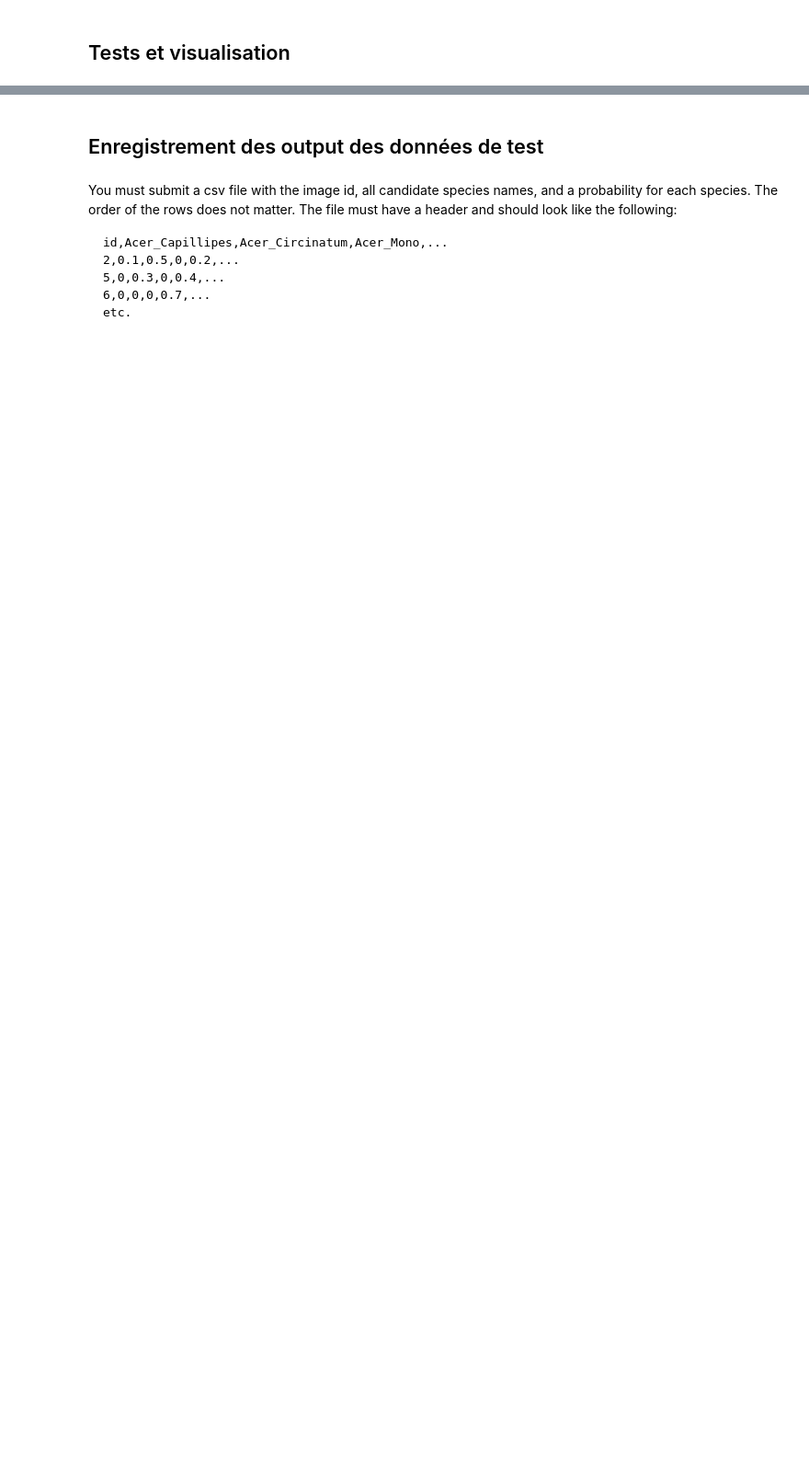
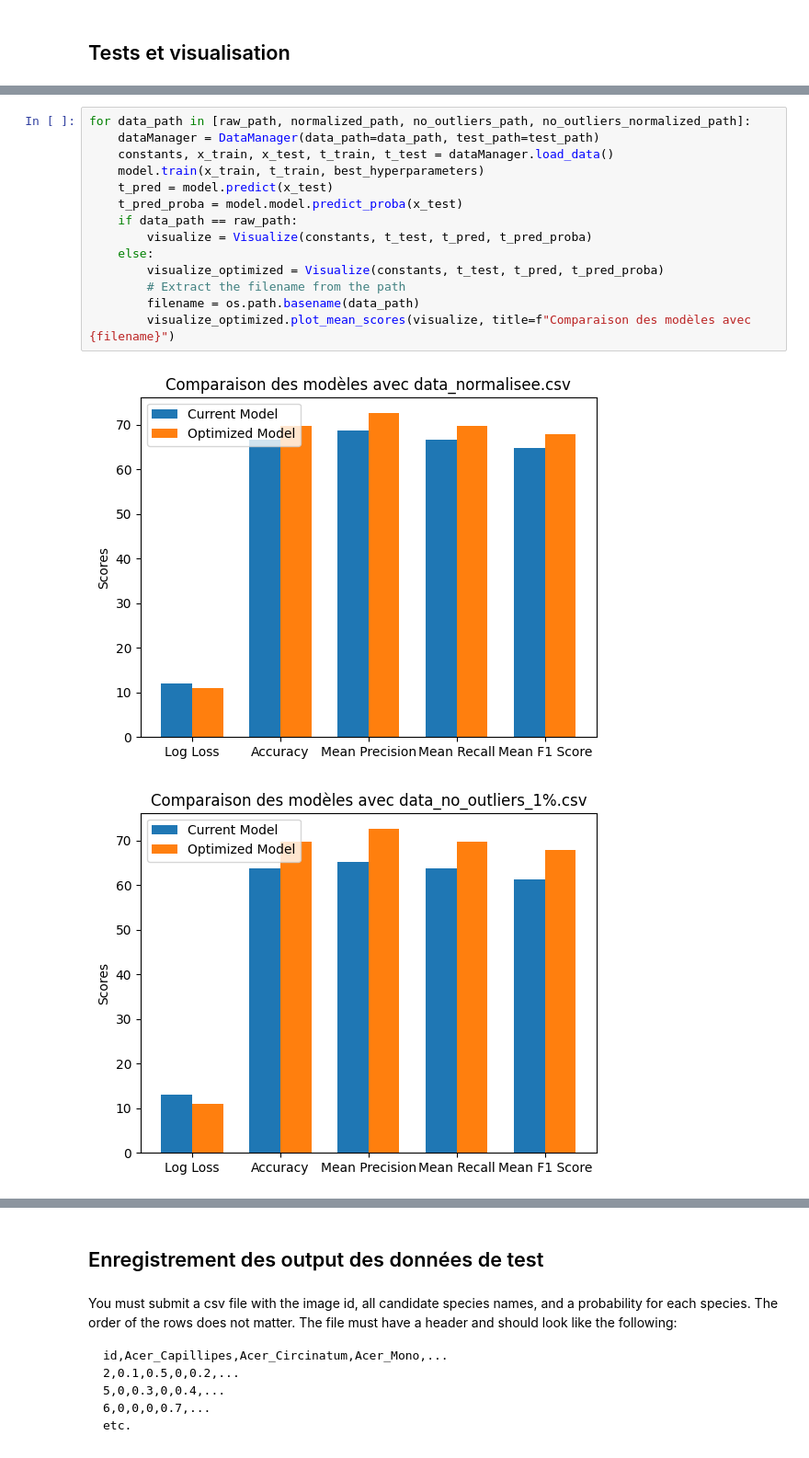
Before and after one commit to KHALOUIoussama/IFT712-Project, a Jupyter notebook: notebooks/notebook.ipynb, the cells around one changed output, grey strips where cells are left out. Shown at 92% size. Cells and saved outputs as stored; diff of their text form; blank space fills up the shorter version.

```diff
--- a/notebooks/notebook.ipynb
+++ b/notebooks/notebook.ipynb
@@ -142,0 +154,17 @@ Mean F1 score  = 0.596
+# %%
+for data_path in [raw_path, normalized_path, no_outliers_path, no_outliers_normalized_path]:
+    dataManager = DataManager(data_path=data_path, test_path=test_path)
+    constants, x_train, x_test, t_train, t_test = dataManager.load_data()
+    model.train(x_train, t_train, best_hyperparameters)
+    t_pred = model.predict(x_test)
+    t_pred_proba = model.model.predict_proba(x_test)
+    if data_path == raw_path:
+        visualize = Visualize(constants, t_test, t_pred, t_pred_proba)
+    else:
+        visualize_optimized = Visualize(constants, t_test, t_pred, t_pred_proba)
+        # Extract the filename from the path
+        filename = os.path.basename(data_path)
+        visualize_optimized.plot_mean_scores(visualize, title=f"Comparaison des modèles avec {filename}")
+# %% [output]
+[figure, added]
+[figure, added]
```
Also changed, not shown: parts of 21 cells of this notebook, 3 other files.
